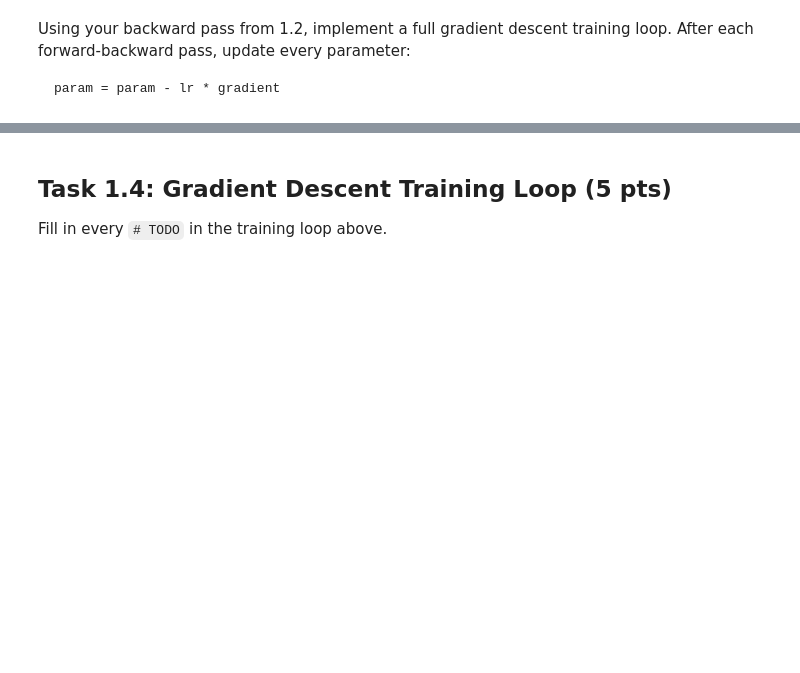
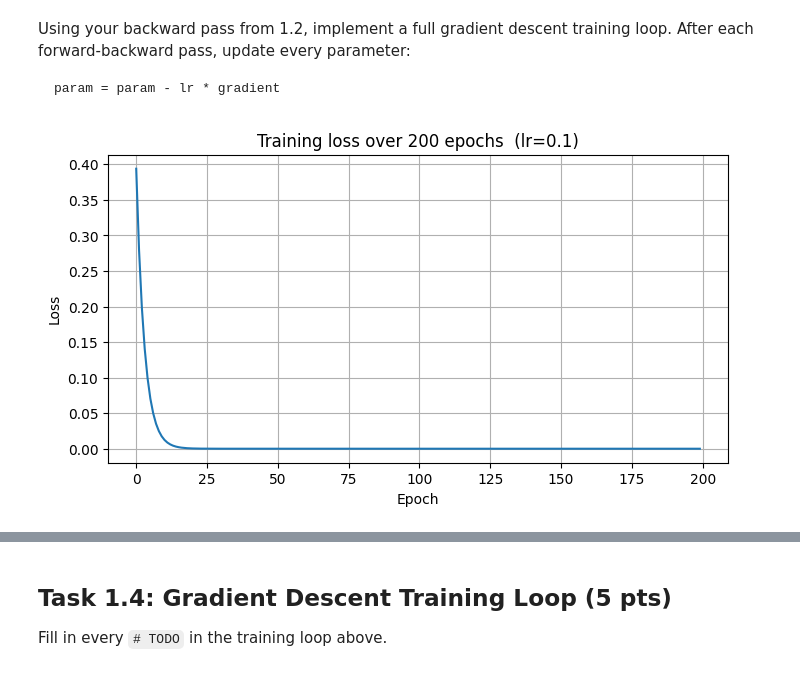
Before and after one commit to trishaguarin/Laboratory-2-Linear-Models, a Jupyter notebook: DEEPLRN_Lab02_LinearNN.ipynb, the cells around one changed output, grey strips where cells are left out. Drawn from its saved outputs; the diff is of its cells as text; code cells hidden in the pictures; blank space fills up the shorter version.

```diff
--- a/DEEPLRN_Lab02_LinearNN.ipynb
+++ b/DEEPLRN_Lab02_LinearNN.ipynb
@@ -243,44 +372,46 @@ import numpy as np, matplotlib.pyplot as plt
 W1_c = np.array([[0.4, -0.2], [0.1,  0.8]])
 b1_c = np.array([0.0, 0.0])
 W2_c = np.array([[0.6, -0.5]])
 b2_c = np.array([0.0])
 
 lr     = 0.1
 epochs = 200
 losses = []
 
 for epoch in range(epochs):
     # -- Forward pass --
     z1_c    = W1_c @ x + b1_c
     h_c     = sigmoid(z1_c)
     z2_c    = W2_c @ h_c + b2_c
     y_hat_c = z2_c
     L_c     = 0.5 * (y_hat_c - y) ** 2
-    losses.append(float(L_c))
+    losses.append(float(L_c[0]))
 
     # -- Backward pass: fill in every TODO --
-    dL_dyhat_c = # TODO
-    dL_dz2_c   = # TODO
-    dL_dW2_c   = # TODO
-    dL_db2_c   = # TODO
-    dL_dh_c    = # TODO
-    sig_p_c    = # TODO
-    dL_dz1_c   = # TODO
-    dL_dW1_c   = # TODO
-    dL_db1_c   = # TODO
+    dL_dyhat_c = y_hat_c - y
+    dL_dz2_c   = dL_dyhat_c
+    dL_dW2_c   = dL_dz2_c @ h_c.reshape(1, -1)
+    dL_db2_c   = dL_dz2_c
+    dL_dh_c    = W2_c.T @ dL_dz2_c
+    sig_p_c    = h_c * (1 - h_c)
+    dL_dz1_c   = dL_dh_c * sig_p_c
+    dL_dW1_c   = np.outer(dL_dz1_c, x)
+    dL_db1_c   = dL_dz1_c
 
     # -- Parameter update: fill in every TODO --
-    W1_c = # TODO
-    b1_c = # TODO
-    W2_c = # TODO
-    b2_c = # TODO
+    W1_c = W1_c - lr * dL_dW1_c
+    b1_c = b1_c - lr * dL_db1_c
+    W2_c = W2_c - lr * dL_dW2_c
+    b2_c = b2_c - lr * dL_db2_c
 
 plt.figure(figsize=(8, 4))
 plt.plot(losses)
 plt.xlabel("Epoch")
 plt.ylabel("Loss")
 plt.title("Training loss over 200 epochs  (lr=0.1)")
 plt.grid(True)
 plt.show()
 print(f"Initial loss : {losses[0]:.6f}")
 print(f"Final loss   : {losses[-1]:.6f}")
+# %% [output]
+[figure, added]
```
Also changed, not shown: parts of 22 cells of this notebook.
